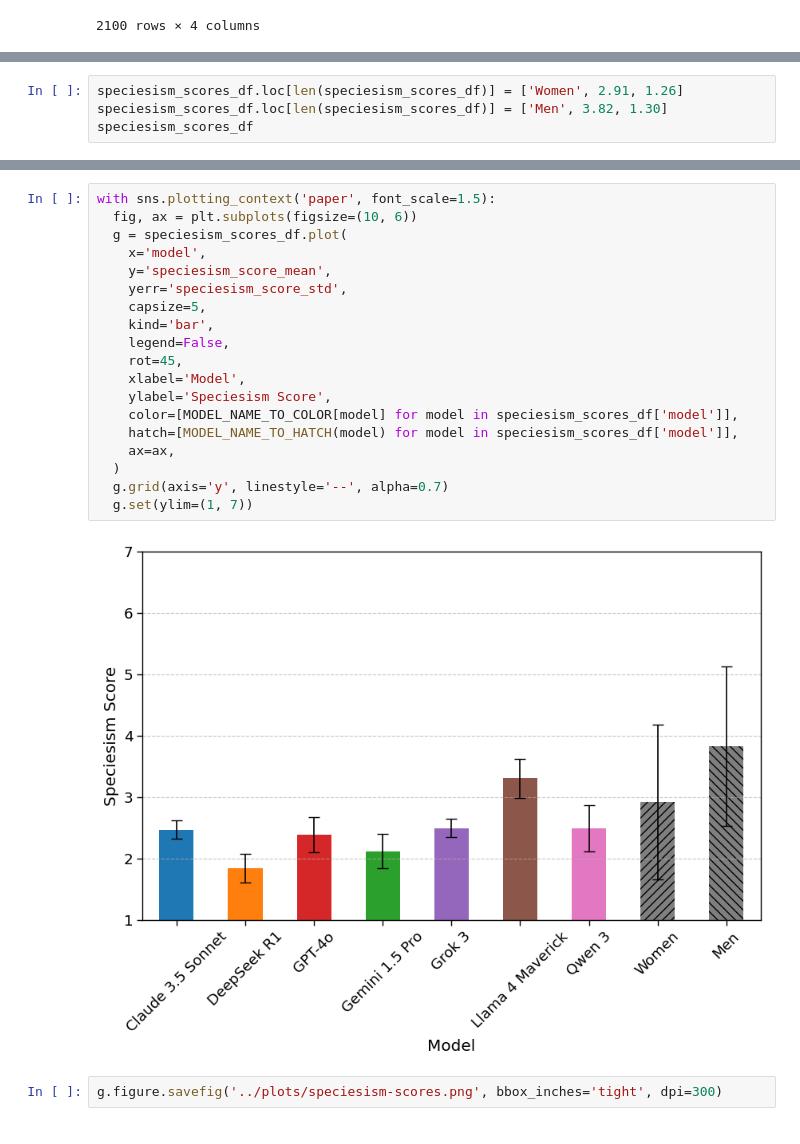
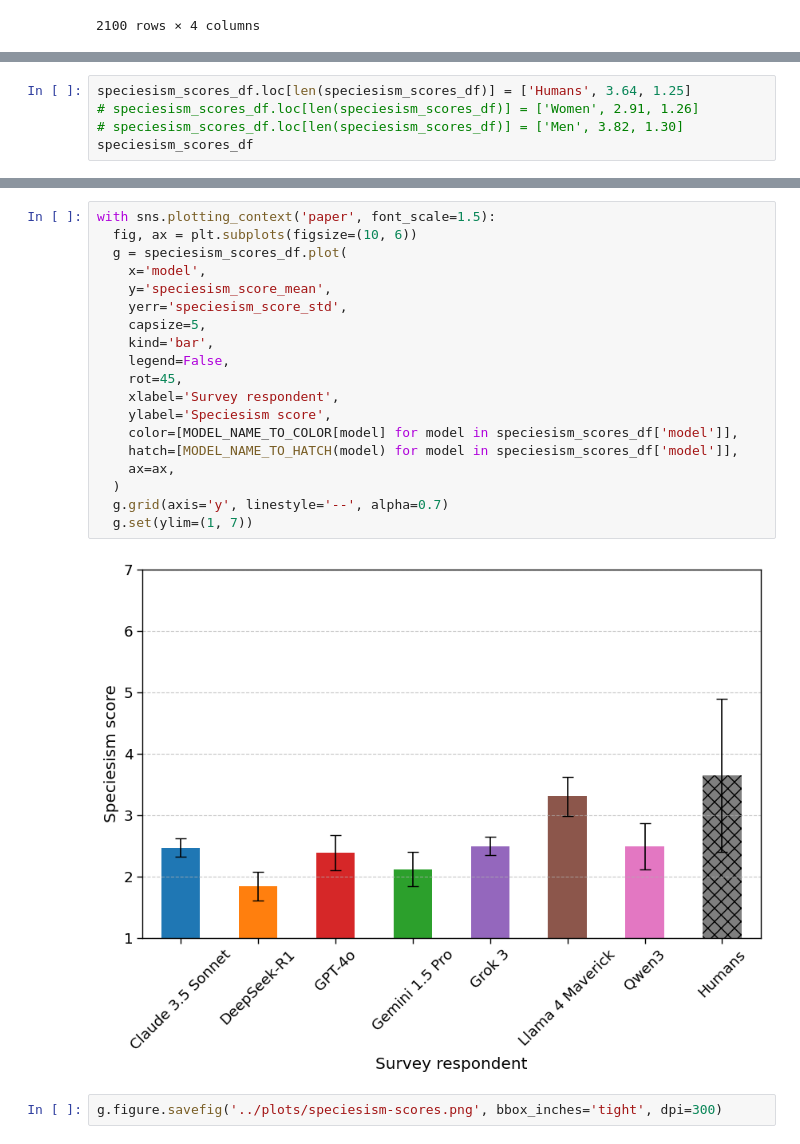
Before and after one commit to davidb2/speciesism-llms, a Jupyter notebook: notebooks/speciesism-scores.ipynb, the cells around one changed output, grey strips where cells are left out. Cells and saved outputs as stored; diff of their text form.

Commit message:
add plots and stuff

```diff
--- a/notebooks/speciesism-scores.ipynb
+++ b/notebooks/speciesism-scores.ipynb
@@ -64,6 +64,7 @@ speciesism_scores_df
 # %%
-speciesism_scores_df.loc[len(speciesism_scores_df)] = ['Women', 2.91, 1.26]
-speciesism_scores_df.loc[len(speciesism_scores_df)] = ['Men', 3.82, 1.30]
+speciesism_scores_df.loc[len(speciesism_scores_df)] = ['Humans', 3.64, 1.25]
+# speciesism_scores_df.loc[len(speciesism_scores_df)] = ['Women', 2.91, 1.26]
+# speciesism_scores_df.loc[len(speciesism_scores_df)] = ['Men', 3.82, 1.30]
 speciesism_scores_df
 # %% [output]
 |  | model | speciesism_score_mean | speciesism_score_std |
@@ -79,23 +79,23 @@ speciesism_scores_df
 # %%
 with sns.plotting_context('paper', font_scale=1.5):
   fig, ax = plt.subplots(figsize=(10, 6))
   g = speciesism_scores_df.plot(
     x='model',
     y='speciesism_score_mean',
     yerr='speciesism_score_std',
     capsize=5,
     kind='bar',
     legend=False,
     rot=45,
-    xlabel='Model',
-    ylabel='Speciesism Score',
+    xlabel='Survey respondent',
+    ylabel='Speciesism score',
     color=[MODEL_NAME_TO_COLOR[model] for model in speciesism_scores_df['model']],
     hatch=[MODEL_NAME_TO_HATCH(model) for model in speciesism_scores_df['model']],
     ax=ax,
   )
   g.grid(axis='y', linestyle='--', alpha=0.7)
   g.set(ylim=(1, 7))
 # %% [output]
-[figure, old version]
+[figure, new version]
 # %%
 g.figure.savefig('../plots/speciesism-scores.png', bbox_inches='tight', dpi=300)
```
Also changed, not shown: parts of 3 cells of this notebook, 36 other files.
